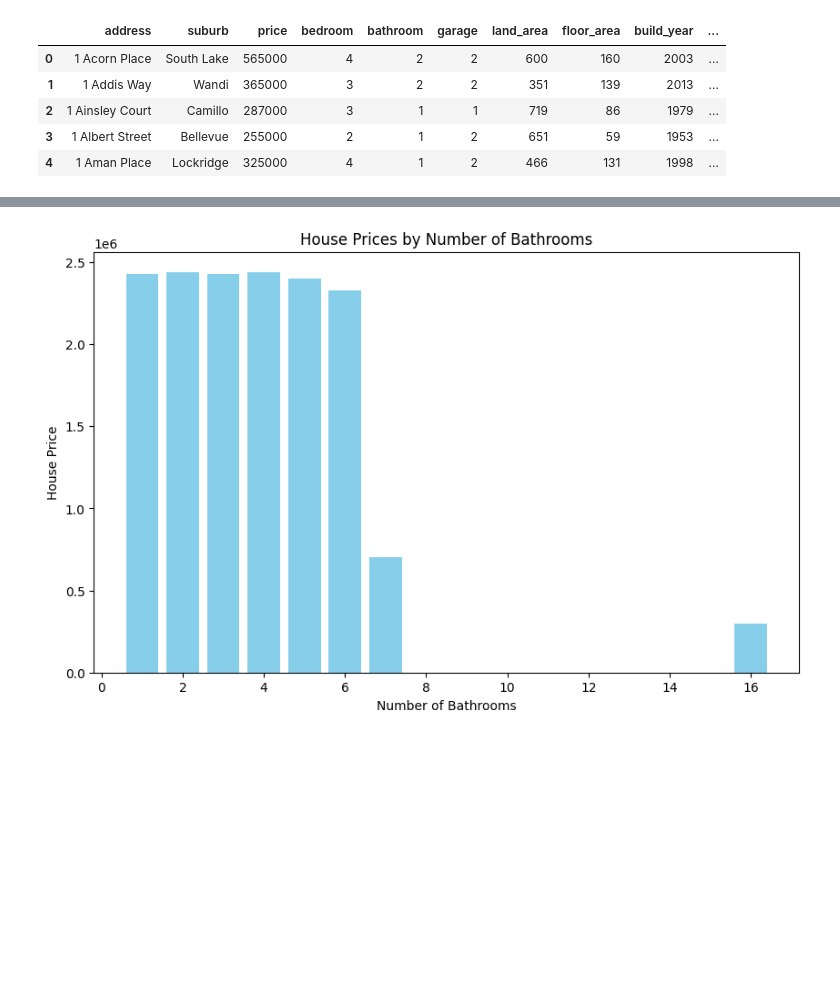
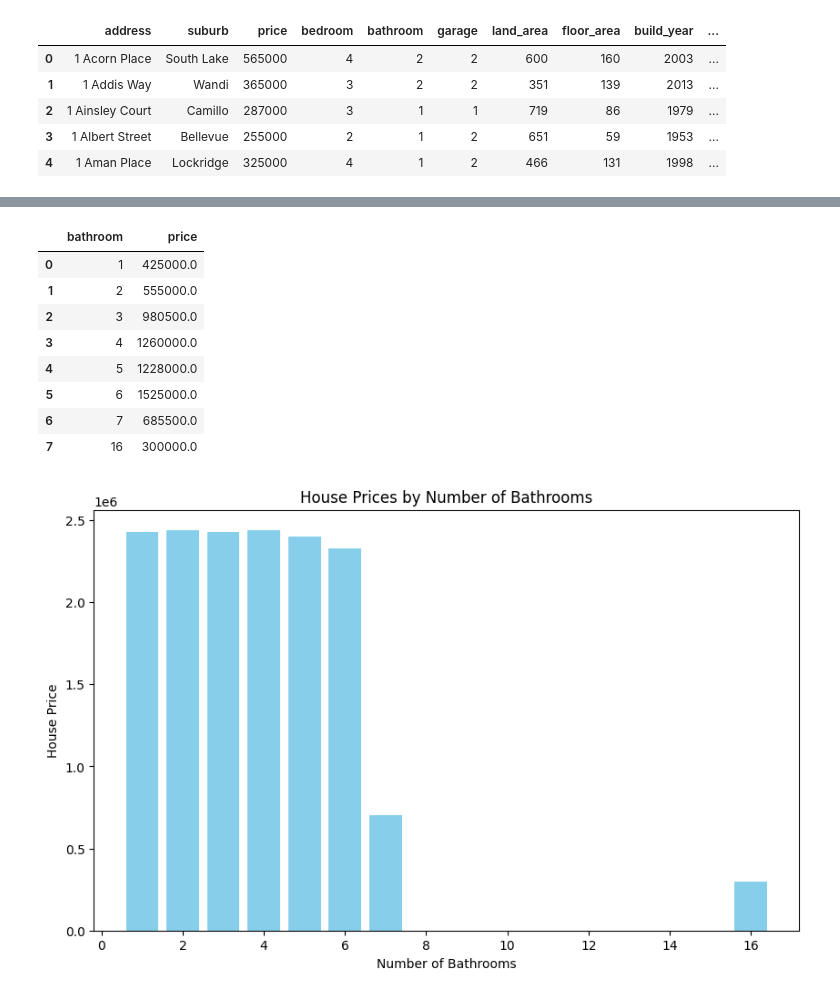
Before and after one commit to thenrymy/group-3-project3, a Jupyter notebook: property type stacked area chart.ipynb, the cells around one changed output, grey strips where cells are left out. Saved outputs shown, nothing was run; the diff lists cells and outputs as text; code cells hidden in the pictures; blank space fills up the shorter version.

```diff
--- a/property type stacked area chart.ipynb
+++ b/property type stacked area chart.ipynb
@@ -57,3 +66,17 @@ KeyError: 'avg_price'
+# %%
+# Calculate average house price
+average_price = perth_properties_data.groupby(['bathroom'])['price'].median().reset_index()
+average_price
+# %% [output]
+|  | bathroom | price |
+| 0 | 1 | 425000.0 |
+| 1 | 2 | 555000.0 |
+| 2 | 3 | 980500.0 |
+| 3 | 4 | 1260000.0 |
+| 4 | 5 | 1228000.0 |
+| 5 | 6 | 1525000.0 |
+| 6 | 7 | 685500.0 |
+| 7 | 16 | 300000.0 |
 # %%
 # Plot the bar chart
 plt.figure(figsize=(10, 6))
```
Also changed, not shown: parts of 5 cells of this notebook, 2 other files.
